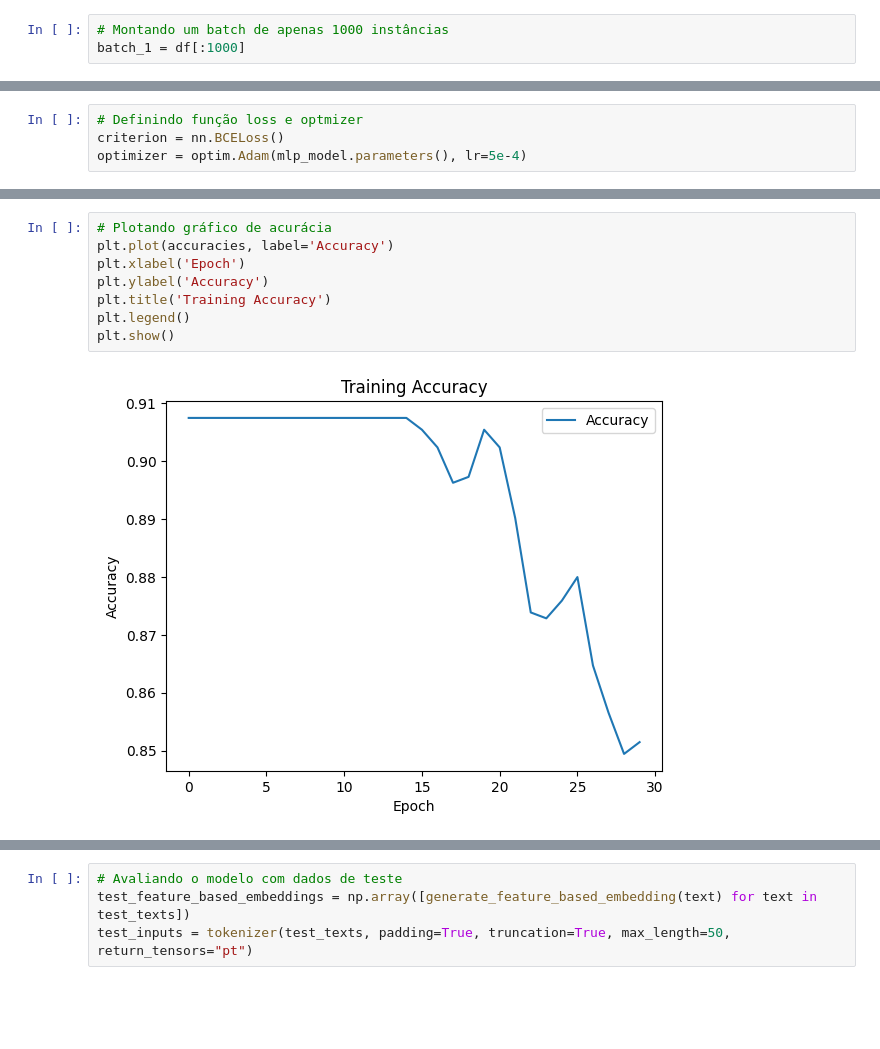
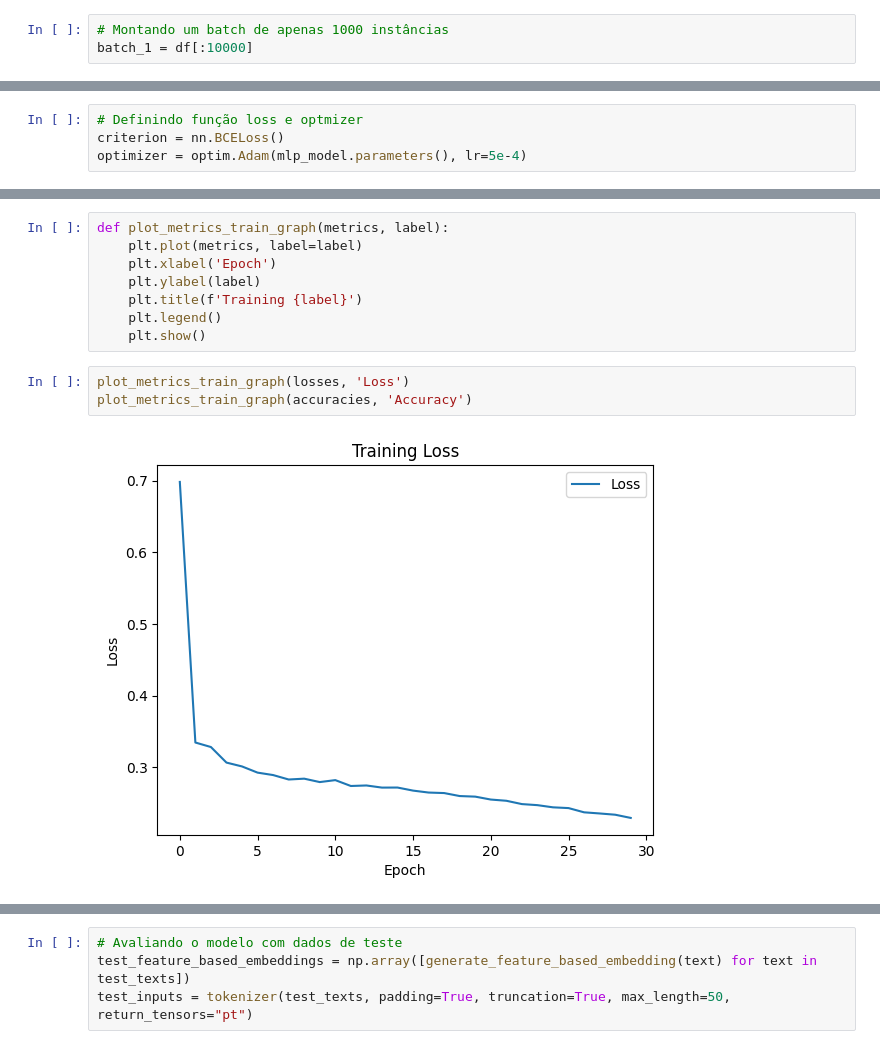
Before and after one commit to brugnaro2022/nlp, a Jupyter notebook: tlm_peq_fb1_mlp_buscape_pytorch.ipynb, the cells around one changed output, grey strips where cells are left out. Drawn from its saved outputs; the diff is of its cells as text; blank space fills up the shorter version.

Commit message:
Graphs tlm pequeno fb1

```diff
--- a/tlm_peq_fb1_mlp_buscape_pytorch.ipynb
+++ b/tlm_peq_fb1_mlp_buscape_pytorch.ipynb
@@ -38,6 +42,6 @@ df = pd.read_csv('../datasets/buscape_preprocessed_balanced.csv')
 # %%
 # Montando um batch de apenas 1000 instâncias
-batch_1 = df[:1000]
+batch_1 = df[:10000]
 # %%
 # Verificando quantidades de rating
 batch_1['rating'].value_counts()
@@ -221,10 +215,13 @@ plt.show()
-# %%
-# Plotando gráfico de acurácia
-plt.plot(accuracies, label='Accuracy')
-plt.xlabel('Epoch')
-plt.ylabel('Accuracy')
-plt.title('Training Accuracy')
-plt.legend()
-plt.show()
-# %% [output]
-[figure, removed]
+# %%
+def plot_metrics_train_graph(metrics, label):
+    plt.plot(metrics, label=label)
+    plt.xlabel('Epoch')
+    plt.ylabel(label)
+    plt.title(f'Training {label}')
+    plt.legend()
+    plt.show()
+# %%
+plot_metrics_train_graph(losses, 'Loss')
+plot_metrics_train_graph(accuracies, 'Accuracy')
+# %% [output]
+[figure, added]
```
Also changed, not shown: parts of 19 cells of this notebook.
